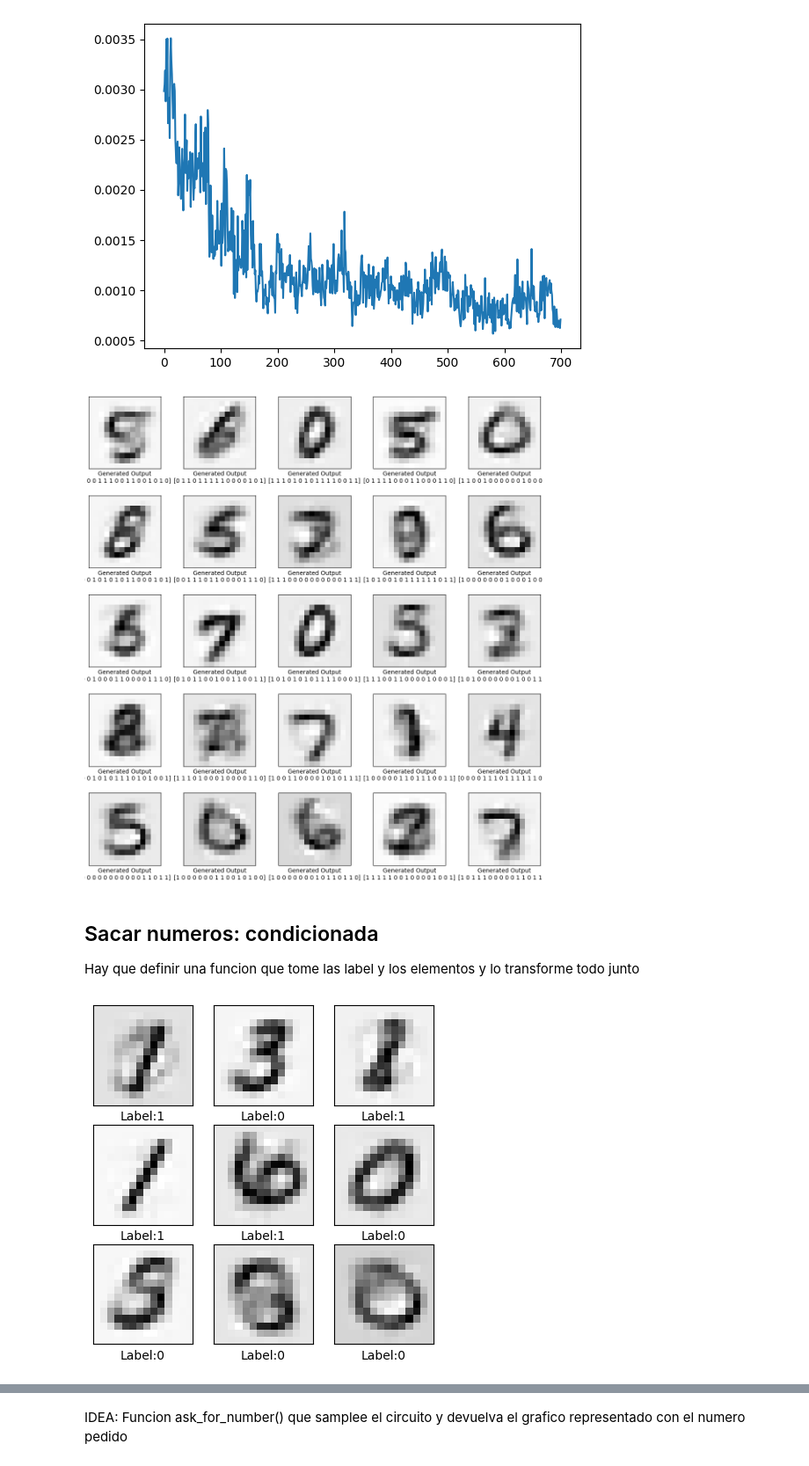
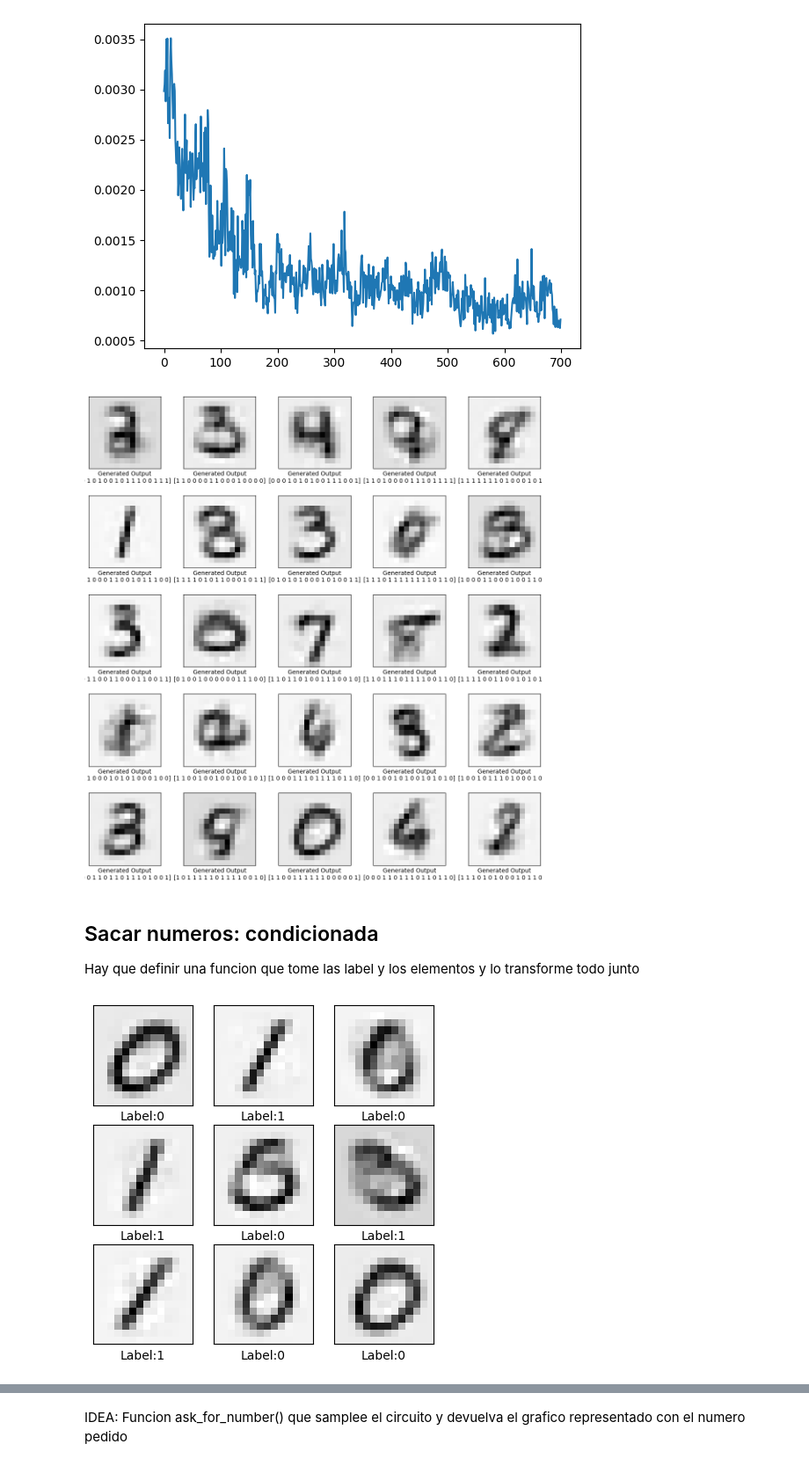
Before and after one commit to uriballo/IQP-NISQ, a Jupyter notebook: prueba.ipynb, the cells around one changed output, grey strips where cells are left out. Shown: that part at 88% size. Drawn from its saved outputs; the diff is of its cells as text; code cells hidden in the pictures.

```diff
--- a/prueba.ipynb
+++ b/prueba.ipynb
@@ -53,7 +53,7 @@ for i in range(9):
 #Applanar data set
 plano = []
 labels_plano = []
-for k in range(100):
+for k in range(120):
     for d in range(128):
         plano.append(l_data[k][d])
         labels_plano.append(labels[k][d])
@@ -117,7 +117,7 @@ for i in range(25):
     plt.yticks([])
     plt.tight_layout(pad=2.0)
 # %% [output]
-[figure, old version]
+[figure, new version]
 # %% [markdown]
 ## Sacar numeros: condicionada
 
@@ -137,17 +137,17 @@ for k in range(len(plano)):
 # %%
 #Comprobar a ver que pasa
 j = 1
 plt.figure(figsize=[5, 5])
-for i in labeled[:9]:
+for i in labeled[20:29]:
     ax = plt.subplot(3, 3, j)
     j += 1
     generated = generate_from_latent(binary_vae, params, i[1:], (14,14,1), False)
     plt.imshow(generated, cmap="gray_r")
     plt.xlabel(f'Label:{i[0]}')
     plt.xticks([])
     plt.yticks([])
 # %% [output]
-[figure, old version]
+[figure, new version]
 # %%
 #Circuito condicionado
 
```
Also changed, not shown: parts of 5 cells of this notebook.
